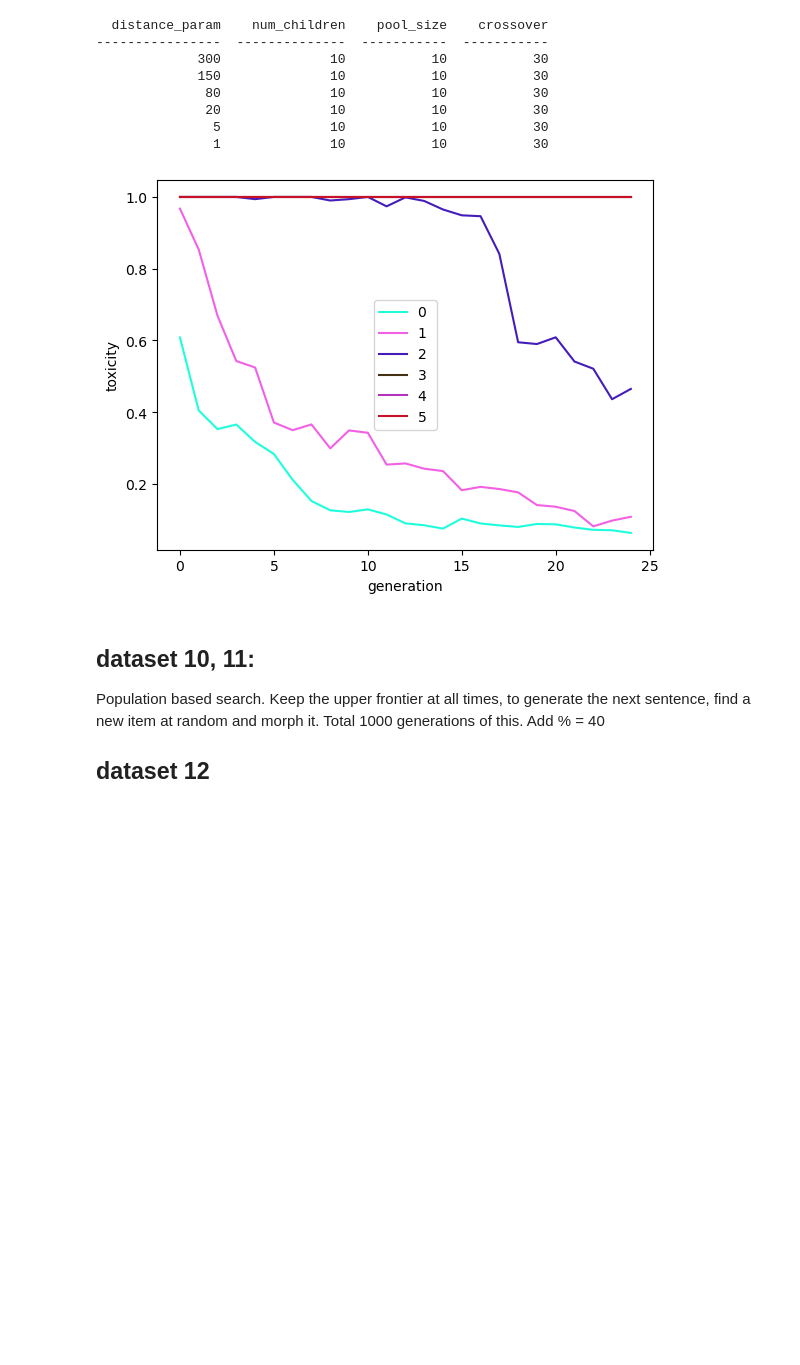
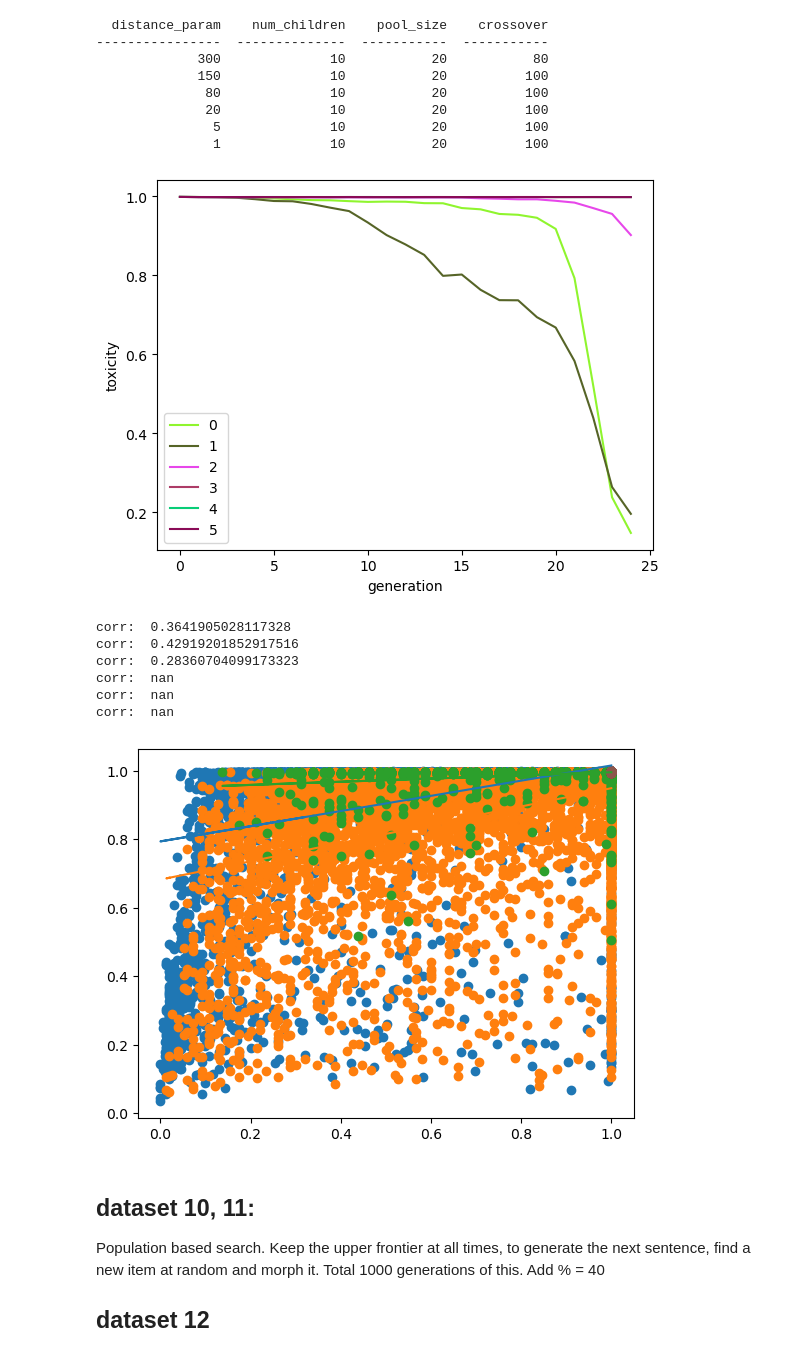
Before and after one commit to rajobasu/FYP, a Jupyter notebook: display/plotterntb.ipynb, the cells around one changed output. Saved outputs shown, nothing was run; the diff lists cells and outputs as text; code cells hidden in the pictures; blank space fills up the shorter version.

Commit message:
add more data, correlation between distance and toxicity.

```diff
--- a/display/plotterntb.ipynb
+++ b/display/plotterntb.ipynb
@@ -43,7 +43,7 @@ def get_data_from_file(datafilenum):
 def statistics_per_generation(datapoints):
     by_gen = [list(v) for l, v in itertools.groupby(datapoints, lambda x: x.generation)]
     return (
-        [np.mean(sorted([float(x.additional) for x in data])[0:10]) for data in by_gen],
+        [np.mean(sorted([float(x.toxicity) for x in data])[0:100]) for data in by_gen],
         [np.min([x.similarity for x in data][0:10]) for data in by_gen]
     )
 # %%
@@ -70,46 +70,54 @@ def rand_color():
 
 def print_metadata(dataset):
     header = dataset[0].keys()
     rows =  [x.values() for x in dataset]
     print(tabulate.tabulate(rows, header))
 
 def show_generational_statistic_plot(datafilenums: list[int]):
     fig, ax = plt.subplots()
     plt.xlabel("generation")
     plt.ylabel("toxicity")
 
     data_list = [statistics_per_generation(get_data_from_file(id)) for id in datafilenums]
     metadata_list = [get_metadata_from_file(id) for id in datafilenums]
 
     for index, data in enumerate(data_list):
         x_data = [i for i in range(len(data[0]))]
         y_data = [x if x != 1 else 1 for x in data[0]]
 
 
         ax.plot(x_data, y_data, color=rand_color(), label=f"{index} ")
 
     ax.legend()
 
     print_metadata(metadata_list)
     plt.show()
 
 
-show_generational_statistic_plot([40, 41, 42, 43, 44, 45])
-# make_regression_tox_dist(40)
-# make_regression_tox_dist(41)
-# make_regression_tox_dist(42)
-# make_regression_tox_dist(43)
-# make_regression_tox_dist(44)
+show_generational_statistic_plot([46, 47, 48, 49, 50, 51])
+make_regression_tox_dist(46)
+make_regression_tox_dist(47)
+make_regression_tox_dist(48)
+make_regression_tox_dist(49)
+make_regression_tox_dist(50)
+make_regression_tox_dist(51)
 # %% [output]
   distance_param    num_children    pool_size    crossover
 ----------------  --------------  -----------  -----------
-             300              10           10           30
-             150              10           10           30
-              80              10           10           30
-              20              10           10           30
-               5              10           10           30
-               1              10           10           30
+             300              10           20           80
+             150              10           20          100
+              80              10           20          100
+              20              10           20          100
+               5              10           20          100
+               1              10           20          100
-[figure, old version]
+[figure, new version]
+corr:  0.3641905028117328
+corr:  0.42919201852917516
+corr:  0.28360704099173323
+corr:  nan
+corr:  nan
+corr:  nan
+[figure, added]
 # %% [markdown]
 ## dataset 10, 11:
 Population based search. Keep the upper frontier at all times, to generate the next sentence, find a new item at random and morph it. Total 1000 generations of this. Add % = 40
```
Also changed, not shown: parts of 1 cell of this notebook, 12 other files.
